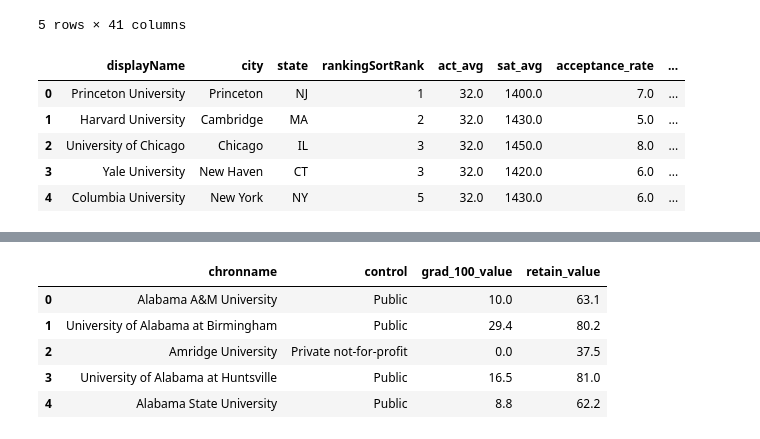
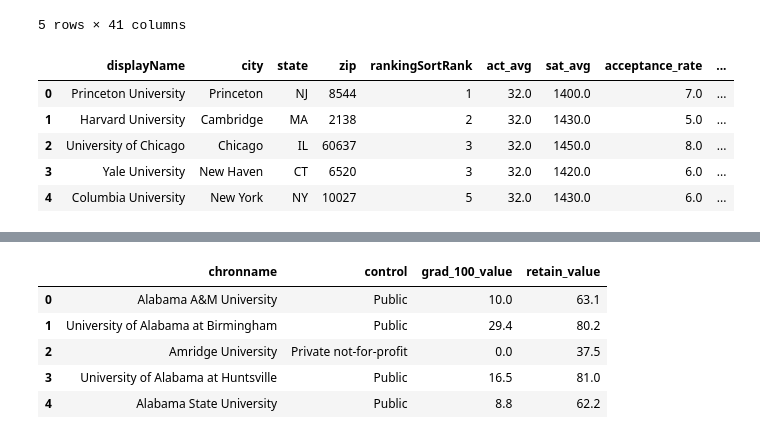
Before and after one commit to nimisha727/Group-Two-Project-One, a Jupyter notebook: source_code/university_outcomes.ipynb, the cells around one changed output, grey strips where cells are left out. Saved outputs shown, nothing was run; the diff lists cells and outputs as text; code cells hidden in the pictures.

```diff
--- a/source_code/university_outcomes.ipynb
+++ b/source_code/university_outcomes.ipynb
@@ -26,22 +26,23 @@ uni_df.head()
 # %%
 new_uni_df = uni_df[["displayName",
                     "city",
                     "state",
+                     "zip",
                     "rankingSortRank",
                     "act_avg",
                     "sat_avg",
                     "acceptance_rate",
                     "engineeringRepScore",
                     "businessRepScore",
                     "tuition"]]
 new_uni_df.head()
 # %% [output]
-|  | displayName | city | state | rankingSortRank | act_avg | sat_avg | acceptance_rate | ... |
-| 0 | Princeton University | Princeton | NJ | 1 | 32.0 | 1400.0 | 7.0 | ... |
-| 1 | Harvard University | Cambridge | MA | 2 | 32.0 | 1430.0 | 5.0 | ... |
-| 2 | University of Chicago | Chicago | IL | 3 | 32.0 | 1450.0 | 8.0 | ... |
-| 3 | Yale University | New Haven | CT | 3 | 32.0 | 1420.0 | 6.0 | ... |
-| 4 | Columbia University | New York | NY | 5 | 32.0 | 1430.0 | 6.0 | ... |
+|  | displayName | city | state | zip | rankingSortRank | act_avg | sat_avg | acceptance_rate | ... |
+| 0 | Princeton University | Princeton | NJ | 8544 | 1 | 32.0 | 1400.0 | 7.0 | ... |
+| 1 | Harvard University | Cambridge | MA | 2138 | 2 | 32.0 | 1430.0 | 5.0 | ... |
+| 2 | University of Chicago | Chicago | IL | 60637 | 3 | 32.0 | 1450.0 | 8.0 | ... |
+| 3 | Yale University | New Haven | CT | 6520 | 3 | 32.0 | 1420.0 | 6.0 | ... |
+| 4 | Columbia University | New York | NY | 10027 | 5 | 32.0 | 1430.0 | 6.0 | ... |
 # %%
 #Reading the csv file:
 insti_df = pd.read_csv(insti_file, encoding="ISO-8859-1")
```
Also changed, not shown: parts of 7 cells of this notebook, 2 other files.
